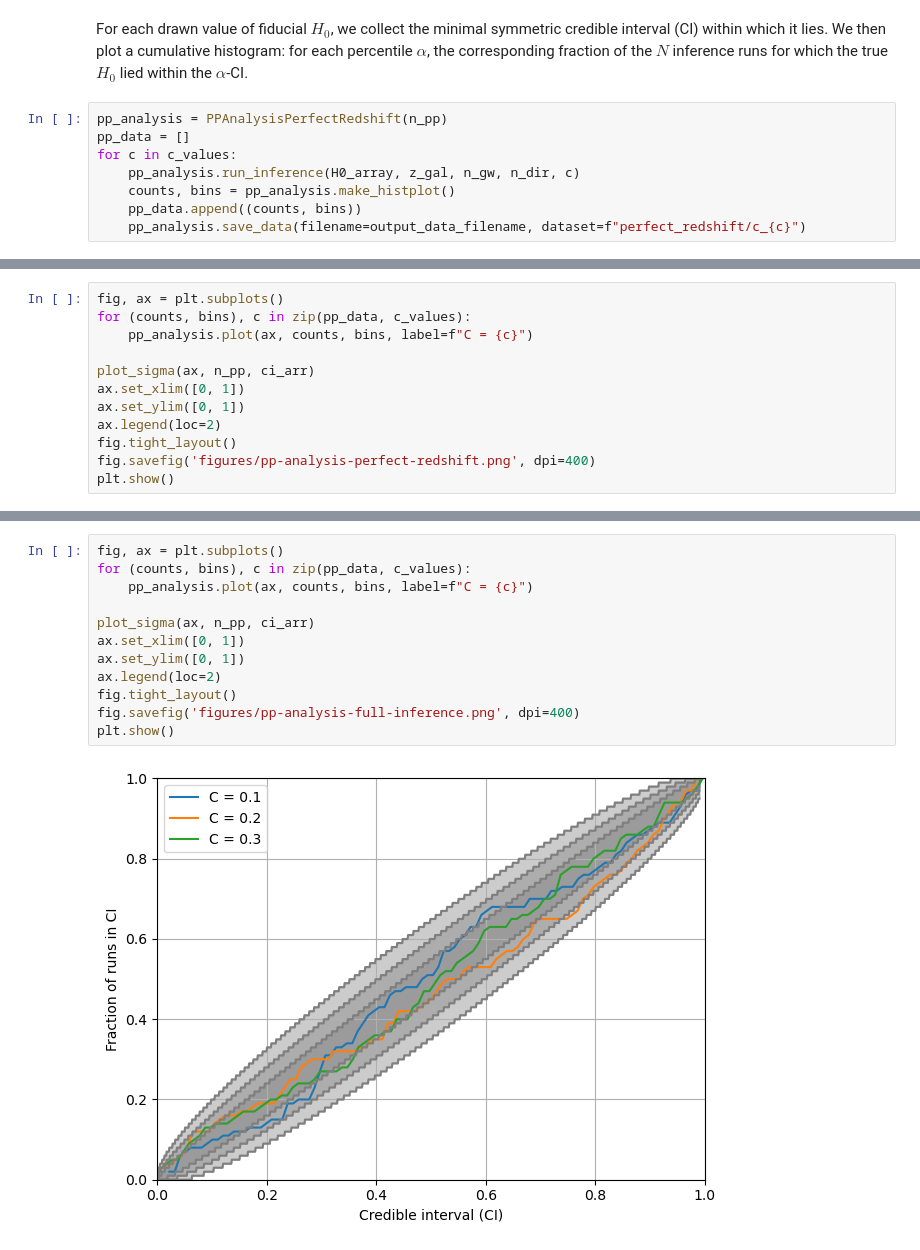
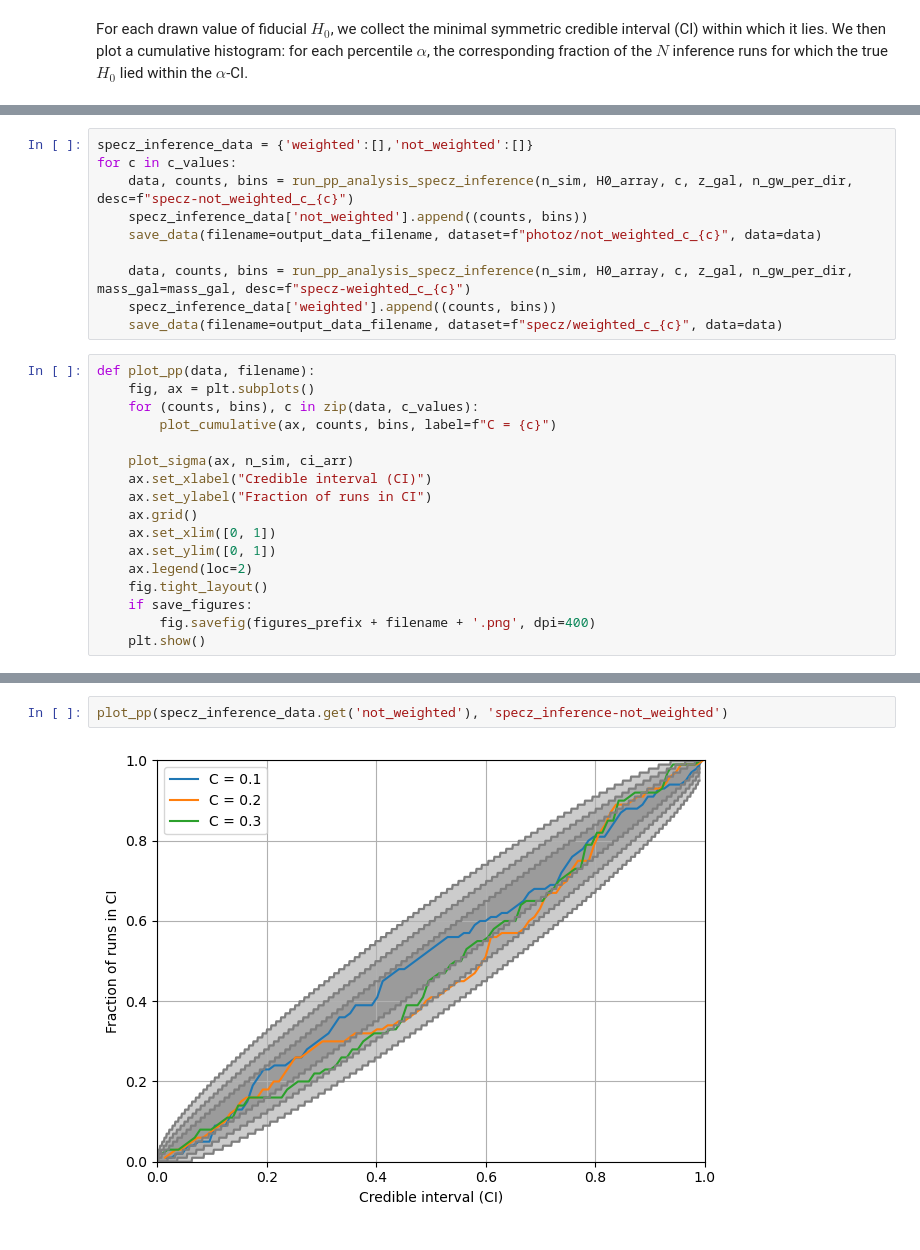
Before and after one commit to binado/standard-sirens, a Jupyter notebook: src/pp_analysis.ipynb, the cells around one changed output, grey strips where cells are left out. Drawn from its saved outputs; the diff is of its cells as text.

Commit message:
Update pp_analysis notebook and figures

```diff
--- a/src/pp_analysis.ipynb
+++ b/src/pp_analysis.ipynb
@@ -34,11 +48,3 @@ ci_arr = np.linspace(0., 0.99, 1000)
 output_data_filename = "data/pp_analysis.hdf5"
 # %% [markdown]
 For each drawn value of fiducial $H_0$, we collect the minimal symmetric credible interval (CI) within which it lies. We then plot a cumulative histogram: for each percentile $\alpha$, the corresponding fraction of the $N$ inference runs for which the true $H_0$ lied within the $\alpha$-CI.
-# %%
-pp_analysis = PPAnalysisPerfectRedshift(n_pp)
-pp_data = []
-for c in c_values:
-    pp_analysis.run_inference(H0_array, z_gal, n_gw, n_dir, c)
-    counts, bins = pp_analysis.make_histplot()
-    pp_data.append((counts, bins))
-    pp_analysis.save_data(filename=output_data_filename, dataset=f"perfect_redshift/c_{c}")
@@ -47,12 +51,27 @@ for c in c_values:
+# %%
+specz_inference_data = {'weighted':[],'not_weighted':[]}
+for c in c_values:
+    data, counts, bins = run_pp_analysis_specz_inference(n_sim, H0_array, c, z_gal, n_gw_per_dir, desc=f"specz-not_weighted_c_{c}")
+    specz_inference_data['not_weighted'].append((counts, bins))
+    save_data(filename=output_data_filename, dataset=f"photoz/not_weighted_c_{c}", data=data)
+
+    data, counts, bins = run_pp_analysis_specz_inference(n_sim, H0_array, c, z_gal, n_gw_per_dir, mass_gal=mass_gal, desc=f"specz-weighted_c_{c}")
+    specz_inference_data['weighted'].append((counts, bins))
+    save_data(filename=output_data_filename, dataset=f"specz/weighted_c_{c}", data=data)
 # %%
-fig, ax = plt.subplots()
-for (counts, bins), c in zip(pp_data, c_values):
-    pp_analysis.plot(ax, counts, bins, label=f"C = {c}")
+def plot_pp(data, filename):
+    fig, ax = plt.subplots()
+    for (counts, bins), c in zip(data, c_values):
+        plot_cumulative(ax, counts, bins, label=f"C = {c}")
 
-plot_sigma(ax, n_pp, ci_arr)
-ax.set_xlim([0, 1])
-ax.set_ylim([0, 1])
-ax.legend(loc=2)
-fig.tight_layout()
-fig.savefig('figures/pp-analysis-perfect-redshift.png', dpi=400)
-plt.show()
+    plot_sigma(ax, n_sim, ci_arr)
+    ax.set_xlabel("Credible interval (CI)")
+    ax.set_ylabel("Fraction of runs in CI")
+    ax.grid()
+    ax.set_xlim([0, 1])
+    ax.set_ylim([0, 1])
+    ax.legend(loc=2)
+    fig.tight_layout()
+    if save_figures:
+        fig.savefig(figures_prefix + filename + '.png', dpi=400)
+    plt.show()
@@ -71,14 +78,4 @@ for c in c_values:
-# %%
-fig, ax = plt.subplots()
-for (counts, bins), c in zip(pp_data, c_values):
-    pp_analysis.plot(ax, counts, bins, label=f"C = {c}")
-
-plot_sigma(ax, n_pp, ci_arr)
-ax.set_xlim([0, 1])
-ax.set_ylim([0, 1])
-ax.legend(loc=2)
-fig.tight_layout()
-fig.savefig('figures/pp-analysis-full-inference.png', dpi=400)
-plt.show()
-# %% [output]
-[figure, removed]
+# %%
+plot_pp(specz_inference_data.get('not_weighted'), 'specz_inference-not_weighted')
+# %% [output]
+[figure, added]
```
Also changed, not shown: parts of 11 cells of this notebook, 9 other files.
